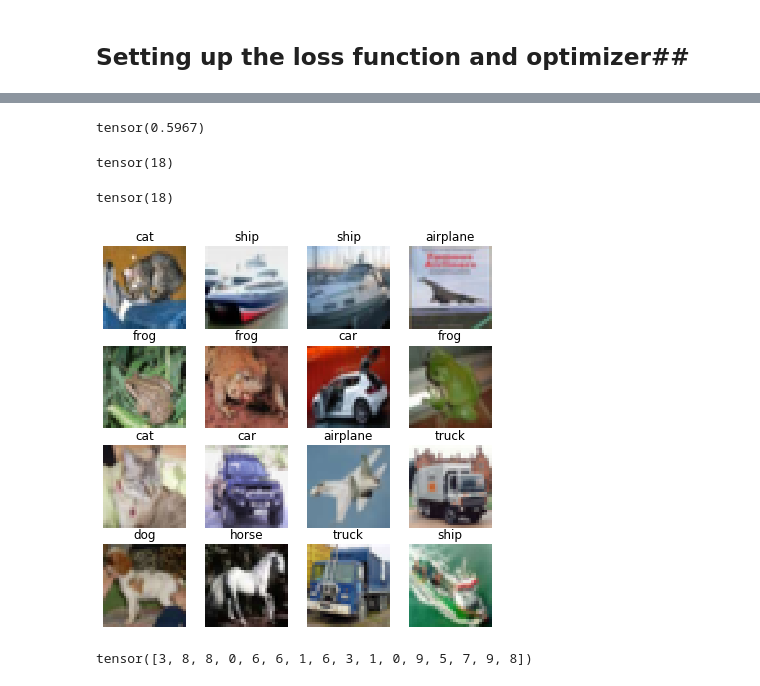
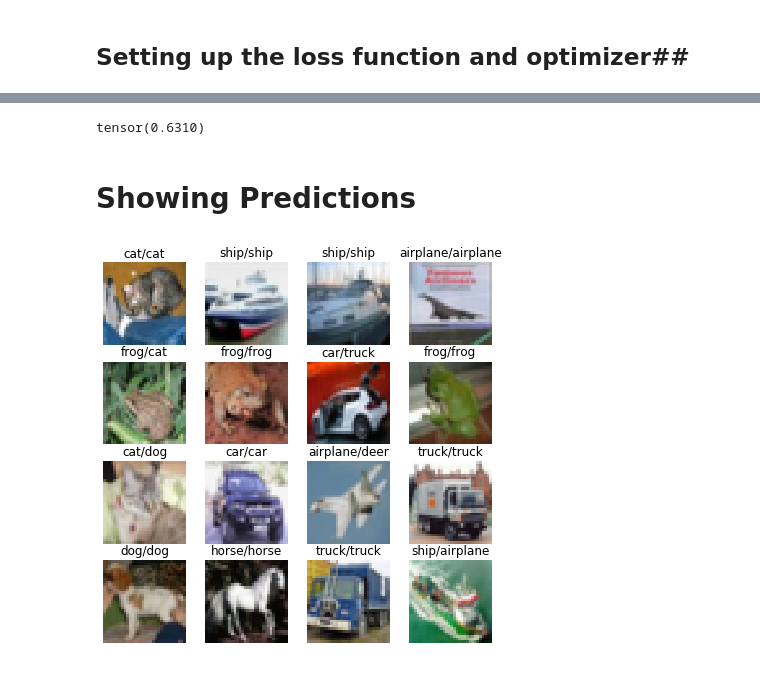
Before and after one commit to redwankarimsony/playing-with-CIFAR-10, a Jupyter notebook: Script for data visualization.ipynb, the cells around one changed output, grey strips where cells are left out. Saved outputs shown, nothing was run; the diff lists cells and outputs as text; code cells hidden in the pictures.

Commit message:
CPU implementation is done Data Visualization done show_result() is added

```diff
--- a/Script for data visualization.ipynb
+++ b/Script for data visualization.ipynb
@@ -119,5 +121,6 @@ class Net(nn.Module):
 # %%
 model = Net()
 loss_func = nn.CrossEntropyLoss()
-opt = optim.SGD(model.parameters(), lr=0.0001, momentum=0.9)
-epochs = 5
+opt = optim.SGD(model.parameters(), lr=1e-3, momentum=0.85)
+
+epochs = 10
@@ -124,5 +129,5 @@ epochs = 5
 # %%
-for epoch in range(10):
+for epoch in range(epochs):
     train_loss = 0.0
     model.train()
     for xb, yb in train_dl:
@@ -167,37 +172,27 @@ def accuracy(model_in, test_dl):
 # %%
 accuracy(model, test_dl)
 # %% [output]
-tensor(0.5967)
+tensor(0.6310)
+# %% [markdown]
+# Showing Predictions #
 # %%
 def show_predictions(model, test_dl, batches=1):
     dataiter = iter(test_dl)
     images, labels = dataiter.next()
-    preds = model(images)
-    preds = torch.argmax(preds)
-    print(preds)
+    preds = torch.argmax(model(images), axis =1).tolist()
     images = np.array(images).transpose(0,2,3,1)
     rows = 4
     cols = 4
     index = 0
     plt.figure(figsize=(cols+3, rows+3))
     for i in range(rows):
         for j in range(cols):
             plt.subplot(rows, cols, index+1)
             plt.imshow(images[index])
-            plt.title(str(classes[labels[index].item()]))
+            plt.title(str(classes[labels[index].item()]) +'/' + classes[preds[index]] )
             plt.axis(False)
             index +=1
-    return preds
+
+show_predictions(model, test_dl, batches=1)
+# %% [output]
+[figure, added]
-# %%
-show_predictions(model, test_dl, batches=1)
-# %% [output]
-tensor(18)
-tensor(18)
-[figure, removed]
-# %%
-    dataiter = iter(test_dl)
-    images, labels = dataiter.next()
-
-    labels
-# %% [output]
-tensor([3, 8, 8, 0, 6, 6, 1, 6, 3, 1, 0, 9, 5, 7, 9, 8])
```
Also changed, not shown: parts of 4 cells of this notebook.
